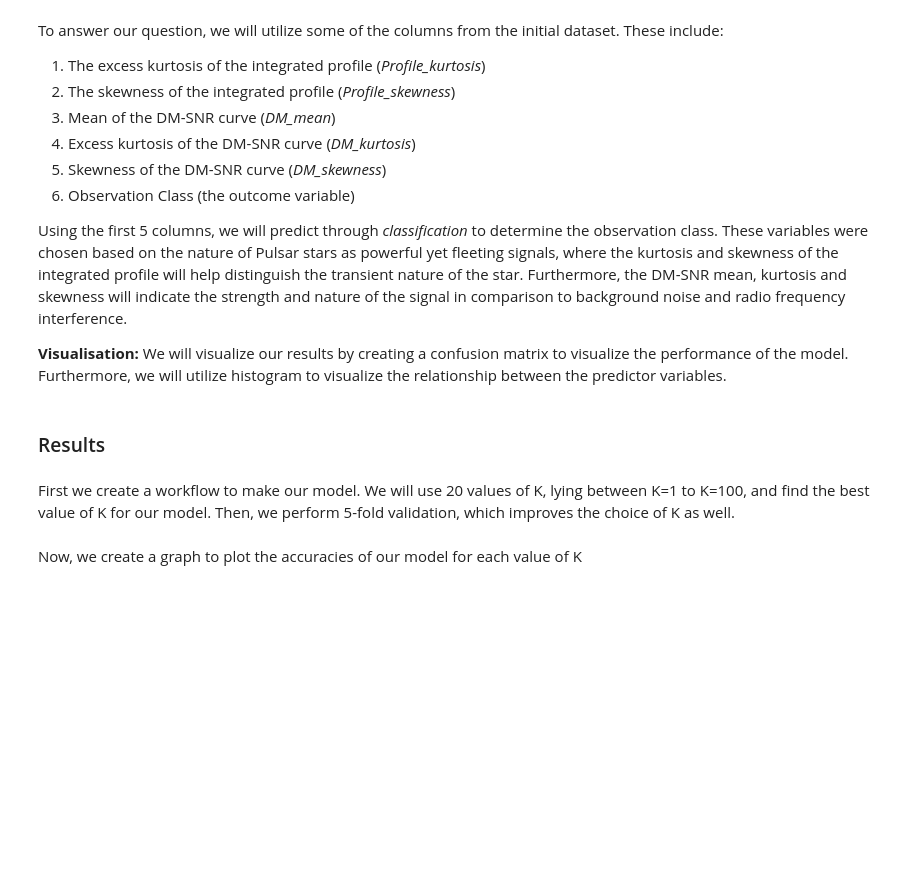
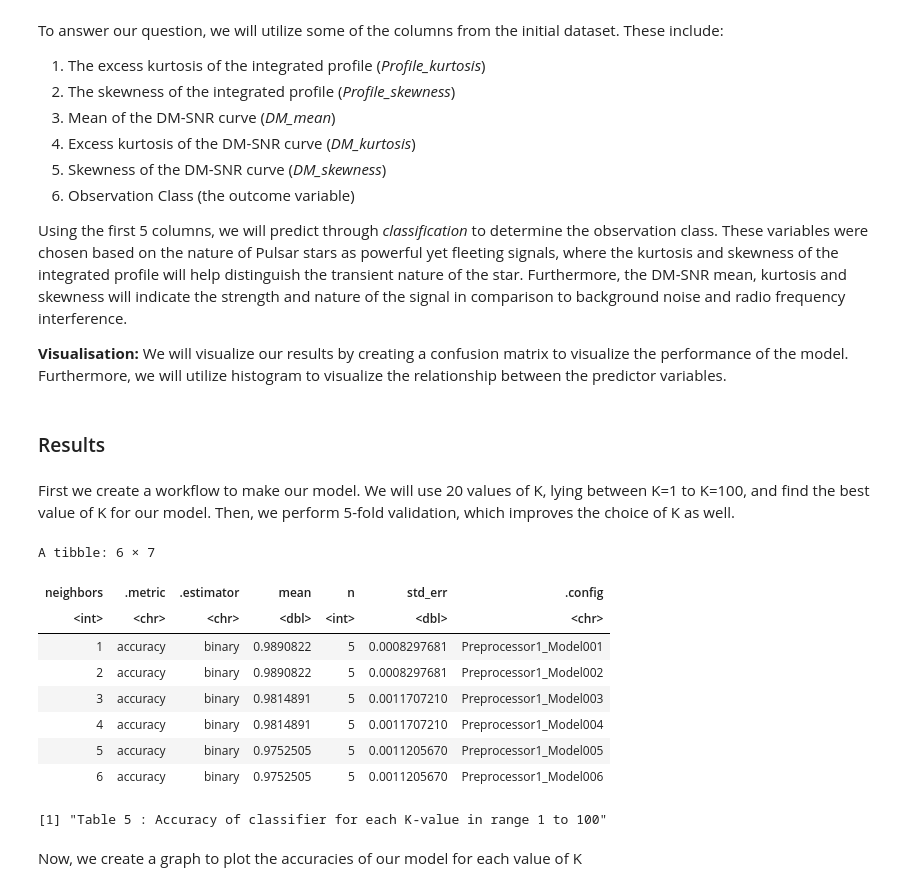
Before and after one commit to AkmDgreat/pulsar-classification-kNN, a Jupyter notebook: project.ipynb, the cells around one changed output. Cells and saved outputs as stored; diff of their text form; code cells hidden in the pictures; blank space fills up the shorter version.

```diff
--- a/project.ipynb
+++ b/project.ipynb
@@ -197,35 +201,44 @@ First we create a workflow to make our model. We will use 20 values of K, lying
 # %%
 set.seed(1)
 
 options(repr.plot.height = 5, repr.plot.width = 6)
 
+knn_vfold <- vfold_cv(pulsar_train, v = 5, strata = Class)
 
 knn_recipe <- recipe(Class ~., data = pulsar_train) |>
     step_scale(all_predictors()) |>
     step_center(all_predictors())
 
 
 knn_tune <- nearest_neighbor(weight_func = "rectangular", neighbors = tune()) |>
     set_engine("kknn") |>
     set_mode("classification")
 
-knn_vfold <- vfold_cv(pulsar_train, v = 5, strata = Class)
 
-gridvals <- tibble(neighbors = seq(from = 1, to = 15, by = 1))
+gridvals <- tibble(neighbors = 1:100)
 
 knn_results <- workflow() |>
   add_recipe(knn_recipe) |>
   add_model(knn_tune) |>
   tune_grid(resamples = knn_vfold, grid = gridvals) |>
   collect_metrics()
 
-knn_results
-
 
 accuracies <- knn_results |>
   filter(.metric == "accuracy")
 head(accuracies)
 print_table_legend("Accuracy of classifier for each K-value in range 1 to 100")
+# %% [output]
+A tibble: 6 × 7
+| neighbors | .metric | .estimator | mean | n | std_err | .config |
+| <int> | <chr> | <chr> | <dbl> | <int> | <dbl> | <chr> |
+| 1 | accuracy | binary | 0.9890822 | 5 | 0.0008297681 | Preprocessor1_Model001 |
+| 2 | accuracy | binary | 0.9890822 | 5 | 0.0008297681 | Preprocessor1_Model002 |
+| 3 | accuracy | binary | 0.9814891 | 5 | 0.0011707210 | Preprocessor1_Model003 |
+| 4 | accuracy | binary | 0.9814891 | 5 | 0.0011707210 | Preprocessor1_Model004 |
+| 5 | accuracy | binary | 0.9752505 | 5 | 0.0011205670 | Preprocessor1_Model005 |
+| 6 | accuracy | binary | 0.9752505 | 5 | 0.0011205670 | Preprocessor1_Model006 |
+[1] "Table 5 : Accuracy of classifier for each K-value in range 1 to 100"
 # %% [markdown]
 Now, we create a graph to plot the accuracies of our model for each value of K
 # %%
```
Also changed, not shown: parts of 10 cells of this notebook.
